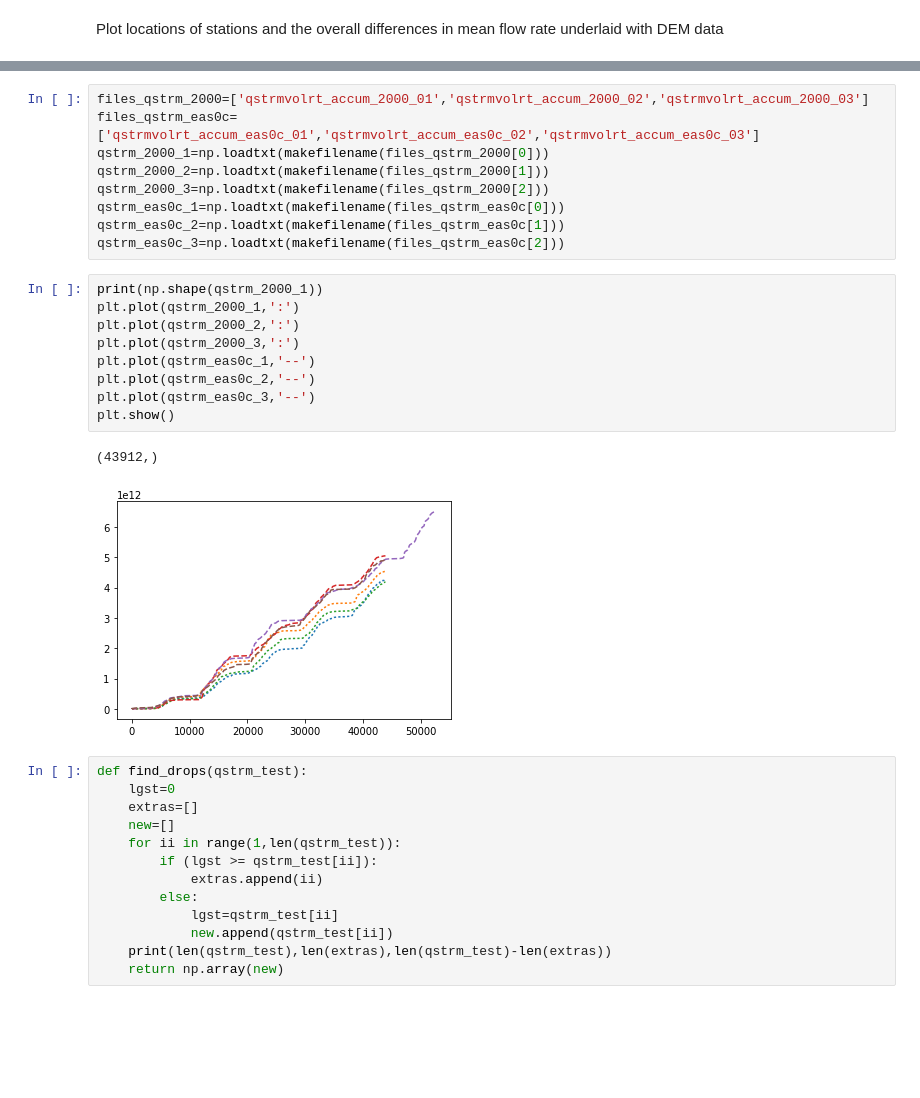
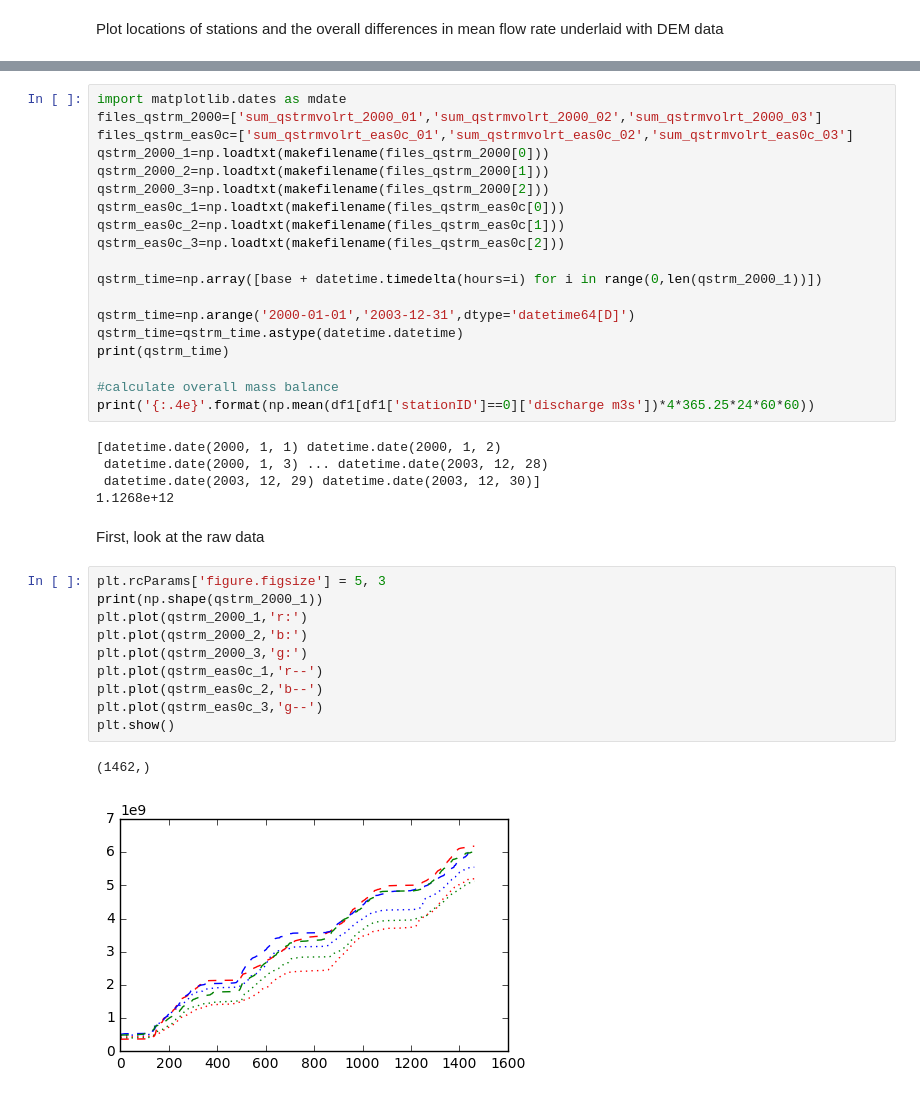
Before and after one commit to likkhian/thesisScripts, a Jupyter notebook: frxst_out_analysis.ipynb, the cells around one changed output, grey strips where cells are left out. Cells and saved outputs as stored; diff of their text form; blank space fills up the shorter version.

Commit message:
small updates. Frxst out new plots
small updates. Frxst out new plots

```diff
--- a/frxst_out_analysis.ipynb
+++ b/frxst_out_analysis.ipynb
@@ -548,34 +593,39 @@ Looking at qstrmvolrt, and maybe comparing it to ppt output?
 # %%
-files_qstrm_2000=['qstrmvolrt_accum_2000_01','qstrmvolrt_accum_2000_02','qstrmvolrt_accum_2000_03']
-files_qstrm_eas0c=['qstrmvolrt_accum_eas0c_01','qstrmvolrt_accum_eas0c_02','qstrmvolrt_accum_eas0c_03']
+import matplotlib.dates as mdate
+files_qstrm_2000=['sum_qstrmvolrt_2000_01','sum_qstrmvolrt_2000_02','sum_qstrmvolrt_2000_03']
+files_qstrm_eas0c=['sum_qstrmvolrt_eas0c_01','sum_qstrmvolrt_eas0c_02','sum_qstrmvolrt_eas0c_03']
 qstrm_2000_1=np.loadtxt(makefilename(files_qstrm_2000[0]))
 qstrm_2000_2=np.loadtxt(makefilename(files_qstrm_2000[1]))
 qstrm_2000_3=np.loadtxt(makefilename(files_qstrm_2000[2]))
 qstrm_eas0c_1=np.loadtxt(makefilename(files_qstrm_eas0c[0]))
 qstrm_eas0c_2=np.loadtxt(makefilename(files_qstrm_eas0c[1]))
 qstrm_eas0c_3=np.loadtxt(makefilename(files_qstrm_eas0c[2]))
+
+qstrm_time=np.array([base + datetime.timedelta(hours=i) for i in range(0,len(qstrm_2000_1))])
+
+qstrm_time=np.arange('2000-01-01','2003-12-31',dtype='datetime64[D]')
+qstrm_time=qstrm_time.astype(datetime.datetime)
+print(qstrm_time)
+
+#calculate overall mass balance
+print('{:.4e}'.format(np.mean(df1[df1['stationID']==0]['discharge m3s'])*4*365.25*24*60*60))
+# %% [output]
+[datetime.date(2000, 1, 1) datetime.date(2000, 1, 2)
+ datetime.date(2000, 1, 3) ... datetime.date(2003, 12, 28)
+ datetime.date(2003, 12, 29) datetime.date(2003, 12, 30)]
+1.1268e+12
+# %% [markdown]
+First, look at the raw data
 # %%
+plt.rcParams['figure.figsize'] = 5, 3
 print(np.shape(qstrm_2000_1))
-plt.plot(qstrm_2000_1,':')
-plt.plot(qstrm_2000_2,':')
-plt.plot(qstrm_2000_3,':')
-plt.plot(qstrm_eas0c_1,'--')
-plt.plot(qstrm_eas0c_2,'--')
-plt.plot(qstrm_eas0c_3,'--')
+plt.plot(qstrm_2000_1,'r:')
+plt.plot(qstrm_2000_2,'b:')
+plt.plot(qstrm_2000_3,'g:')
+plt.plot(qstrm_eas0c_1,'r--')
+plt.plot(qstrm_eas0c_2,'b--')
+plt.plot(qstrm_eas0c_3,'g--')
 plt.show()
 # %% [output]
-(43912,)
+(1462,)
-[figure, old version]
+[figure, new version]
-# %%
-def find_drops(qstrm_test):
-    lgst=0
-    extras=[]
-    new=[]
-    for ii in range(1,len(qstrm_test)):
-        if (lgst >= qstrm_test[ii]):
-            extras.append(ii)
-        else:
-            lgst=qstrm_test[ii]
-            new.append(qstrm_test[ii])
-    print(len(qstrm_test),len(extras),len(qstrm_test)-len(extras))
-    return np.array(new)
```
Also changed, not shown: parts of 38 cells of this notebook, 4 other files.
